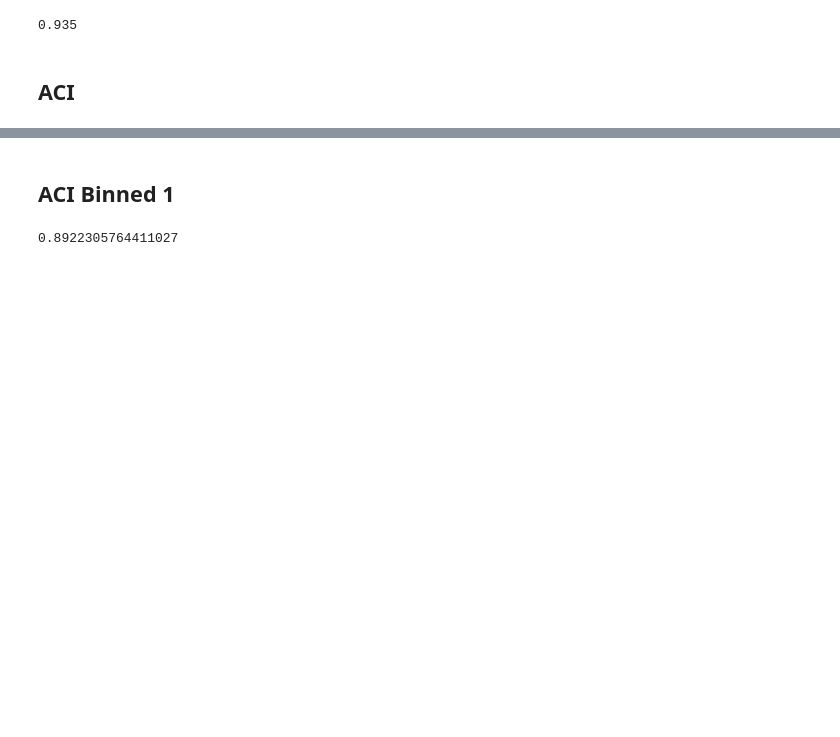
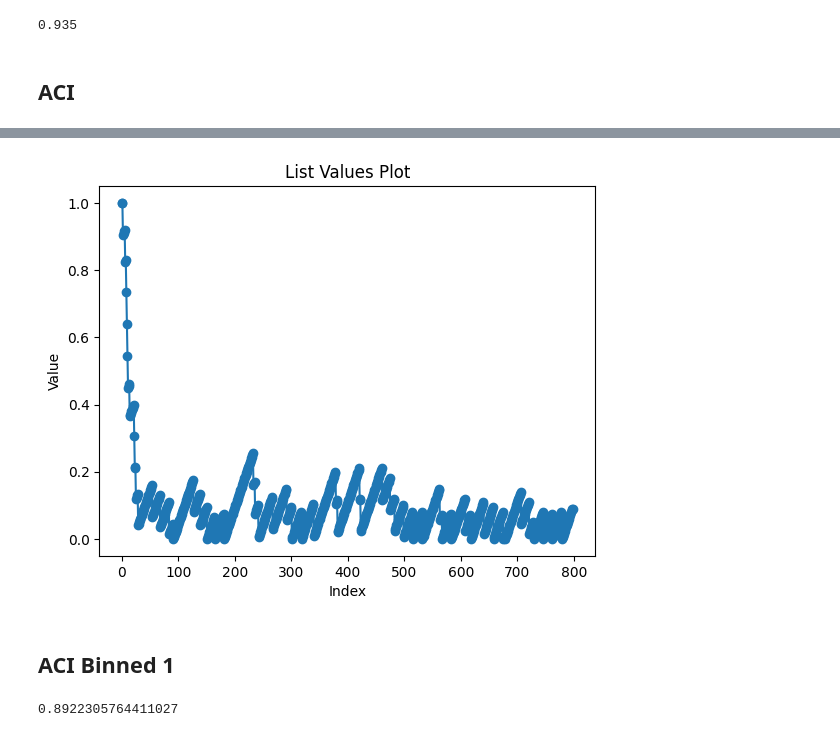
Before and after one commit to zhanghuanyu0619/Distribution_Free_Inference, a Jupyter notebook: Rina2.ipynb, the cells around one changed output, grey strips where cells are left out. Drawn from its saved outputs; the diff is of its cells as text; code cells hidden in the pictures; blank space fills up the shorter version.

```diff
--- a/Rina2.ipynb
+++ b/Rina2.ipynb
@@ -337,3 +364,19 @@ plt.show()
+# %%
+# Create a figure and a set of subplots
+plt.figure()
+
+# Plot the list values against their index
+plt.plot(range(len(ACI_model_1.alpha_tilde)), ACI_model_1.alpha_tilde, marker='o')  # 'o' creates a circle marker
+
+# Optionally, add labels and title
+plt.title('List Values Plot')
+plt.xlabel('Index')
+plt.ylabel('Value')
+
+# Show the plot
+plt.show()
+# %% [output]
+[figure, added]
 # %% [markdown]
 ## ACI Binned 1
 # %%
```
Also changed, not shown: parts of 6 cells of this notebook.
